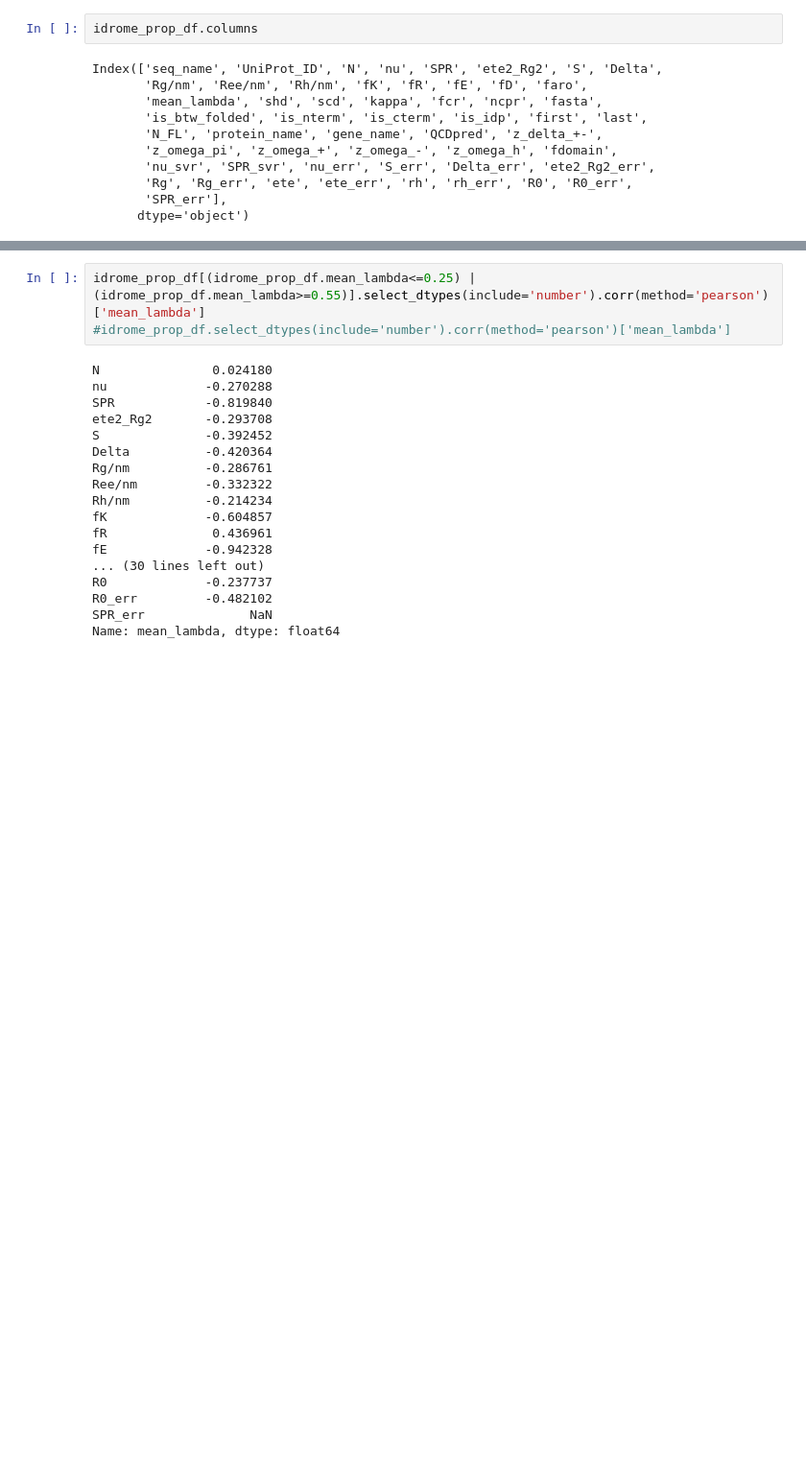
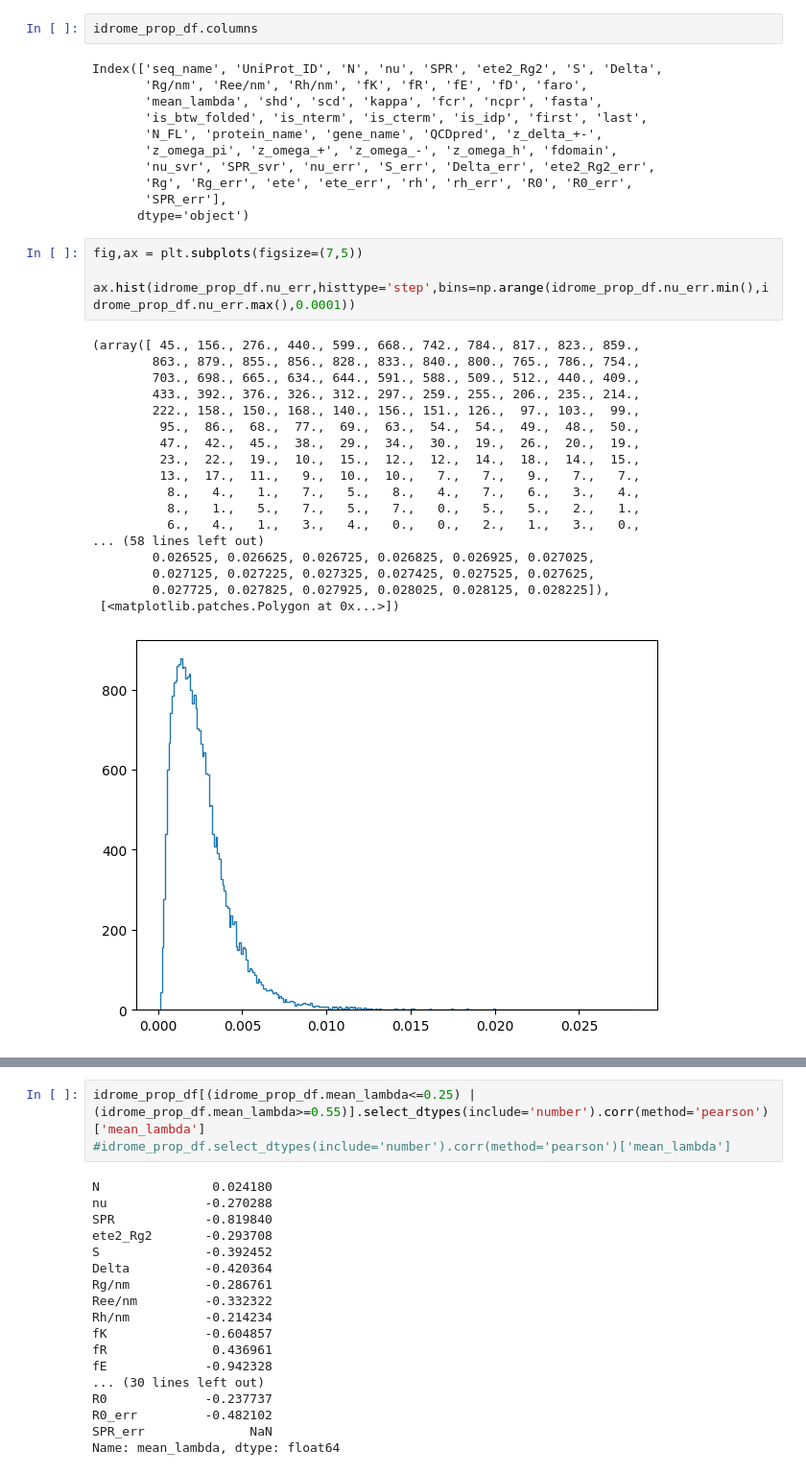
Before and after one commit to hshadman/larsen_paper_IDR_properties, a Jupyter notebook: IDROME-investigate_properties.ipynb, the cells around one changed output, grey strips where cells are left out. Shown at 96% size. Cells and saved outputs as stored; diff of their text form; blank space fills up the shorter version.

```diff
--- a/IDROME-investigate_properties.ipynb
+++ b/IDROME-investigate_properties.ipynb
@@ -552,4 +552,27 @@ Index(['seq_name', 'UniProt_ID', 'N', 'nu', 'SPR', 'ete2_Rg2', 'S', 'Delta',
        'Rg', 'Rg_err', 'ete', 'ete_err', 'rh', 'rh_err', 'R0', 'R0_err',
        'SPR_err'],
       dtype='object')
+# %%
+fig,ax = plt.subplots(figsize=(7,5))
+
+ax.hist(idrome_prop_df.nu_err,histtype='step',bins=np.arange(idrome_prop_df.nu_err.min(),idrome_prop_df.nu_err.max(),0.0001))
+# %% [output]
+(array([ 45., 156., 276., 440., 599., 668., 742., 784., 817., 823., 859.,
+        863., 879., 855., 856., 828., 833., 840., 800., 765., 786., 754.,
+        703., 698., 665., 634., 644., 591., 588., 509., 512., 440., 409.,
+        433., 392., 376., 326., 312., 297., 259., 255., 206., 235., 214.,
+        222., 158., 150., 168., 140., 156., 151., 126.,  97., 103.,  99.,
+         95.,  86.,  68.,  77.,  69.,  63.,  54.,  54.,  49.,  48.,  50.,
+         47.,  42.,  45.,  38.,  29.,  34.,  30.,  19.,  26.,  20.,  19.,
+         23.,  22.,  19.,  10.,  15.,  12.,  12.,  14.,  18.,  14.,  15.,
+         13.,  17.,  11.,   9.,  10.,  10.,   7.,   7.,   9.,   7.,   7.,
+          8.,   4.,   1.,   7.,   5.,   8.,   4.,   7.,   6.,   3.,   4.,
+          8.,   1.,   5.,   7.,   5.,   7.,   0.,   5.,   5.,   2.,   1.,
+          6.,   4.,   1.,   3.,   4.,   0.,   0.,   2.,   1.,   3.,   0.,
+... (58 lines left out)
+        0.026525, 0.026625, 0.026725, 0.026825, 0.026925, 0.027025,
+        0.027125, 0.027225, 0.027325, 0.027425, 0.027525, 0.027625,
+        0.027725, 0.027825, 0.027925, 0.028025, 0.028125, 0.028225]),
+ [<matplotlib.patches.Polygon at 0x...>])
+[figure, added]
 # %%
```
Also changed, not shown: parts of 3 cells of this notebook, 1 other file.
